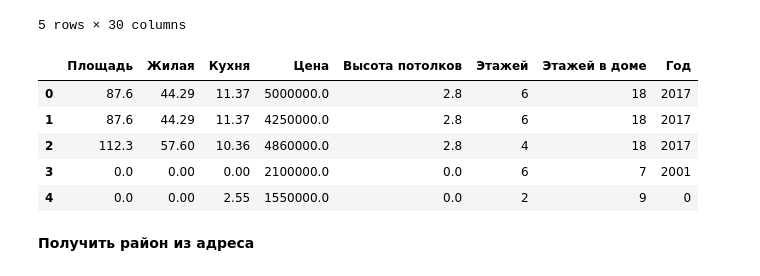
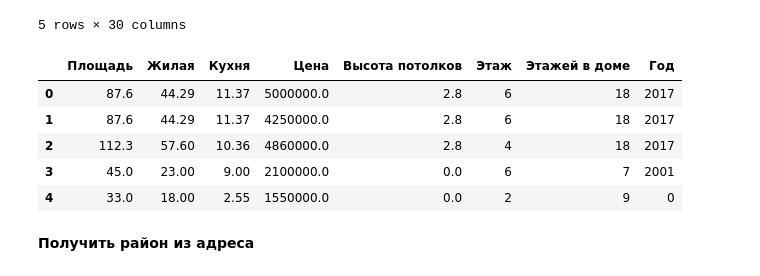
Before and after one commit to tarasovnm/kvadrat64_analysis, a Jupyter notebook: Data cleaning and preparation.ipynb, the cells around one changed output. Saved outputs shown, nothing was run; the diff lists cells and outputs as text; code cells hidden in the pictures.

```diff
--- a/Data cleaning and preparation.ipynb
+++ b/Data cleaning and preparation.ipynb
@@ -170,7 +168,7 @@ data_flats.head()
 # 'Вторичное жилье', 'Год постройки', 'Дата сдачи' от текста
 
 def parse_area(area_string):
-    area_pattern = r'\d+\.\d+'
+    area_pattern = r'\d+\.?\d*'
     area_string = str(area_string)
     match = re.search(area_pattern, area_string)
     return float(match[0]) if match else 0.0
@@ -214,30 +212,30 @@ def parse_year(year_string):
 # %%
 # Площадь
 data_flats['Площадь'] = data_flats['Площадь'].apply(parse_area)
 # Жилая
 data_flats['Жилая'] = data_flats['Жилая'].apply(parse_area)
 # Кухня
 data_flats['Кухня'] = data_flats['Кухня'].apply(parse_area)
 # Цена
 data_flats['Цена'] = data_flats['Цена'].apply(parse_price)
 # Высота потолков
 data_flats['Высота потолков'] = data_flats['Высота потолков'].apply(parse_ceiling_height)
 # Этаж/этажей в доме
-data_flats['Этажей'] = data_flats['Этаж/этажей в доме'].apply(parse_floor)
+data_flats['Этаж'] = data_flats['Этаж/этажей в доме'].apply(parse_floor)
 data_flats['Этажей в доме'] = data_flats['Этаж/этажей в доме'].apply(parse_num_of_floors)
 # Год - объединяем 'Вторичное жилье', 'Год постройки', 'Дата сдачи'
 data_flats['Год'] = data_flats['Вторичное жилье'].apply(str) + data_flats['Год постройки'].apply(str) \
                     + data_flats['Дата сдачи'].apply(str)
 data_flats['Год'] = data_flats['Год'].apply(parse_year)
 
-data_flats[['Площадь', 'Жилая', 'Кухня', 'Цена', 'Высота потолков', 'Этажей', 'Этажей в доме', 'Год']].head()
+data_flats[['Площадь', 'Жилая', 'Кухня', 'Цена', 'Высота потолков', 'Этаж', 'Этажей в доме', 'Год']].head()
 # %% [output]
-|  | Площадь | Жилая | Кухня | Цена | Высота потолков | Этажей | Этажей в доме | Год |
+|  | Площадь | Жилая | Кухня | Цена | Высота потолков | Этаж | Этажей в доме | Год |
 | 0 | 87.6 | 44.29 | 11.37 | 5000000.0 | 2.8 | 6 | 18 | 2017 |
 | 1 | 87.6 | 44.29 | 11.37 | 4250000.0 | 2.8 | 6 | 18 | 2017 |
 | 2 | 112.3 | 57.60 | 10.36 | 4860000.0 | 2.8 | 4 | 18 | 2017 |
-| 3 | 0.0 | 0.00 | 0.00 | 2100000.0 | 0.0 | 6 | 7 | 2001 |
-| 4 | 0.0 | 0.00 | 2.55 | 1550000.0 | 0.0 | 2 | 9 | 0 |
+| 3 | 45.0 | 23.00 | 9.00 | 2100000.0 | 0.0 | 6 | 7 | 2001 |
+| 4 | 33.0 | 18.00 | 2.55 | 1550000.0 | 0.0 | 2 | 9 | 0 |
 # %% [markdown]
 **Получить район из адреса**
 # %%
```
Also changed, not shown: parts of 9 cells of this notebook, 2 other files.
